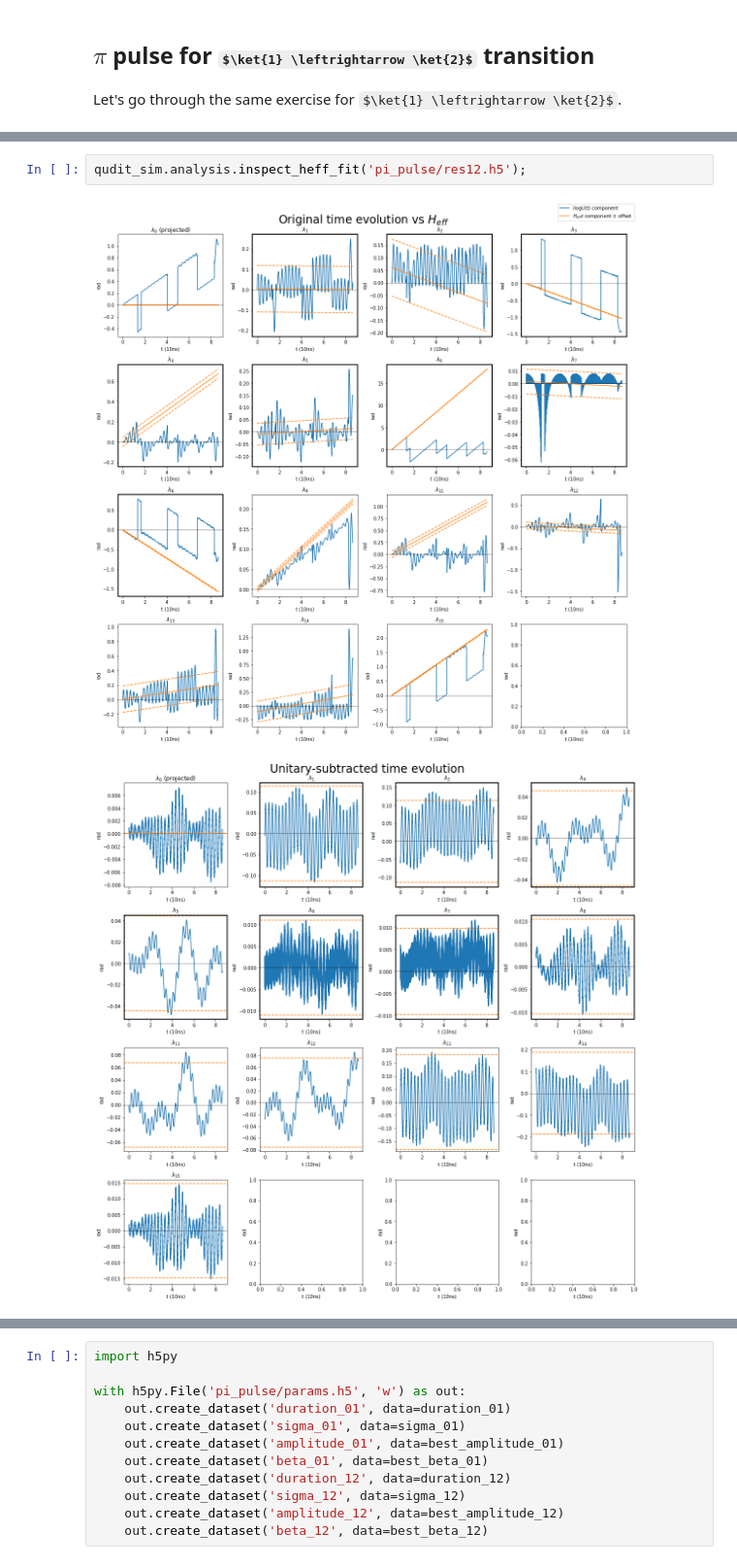
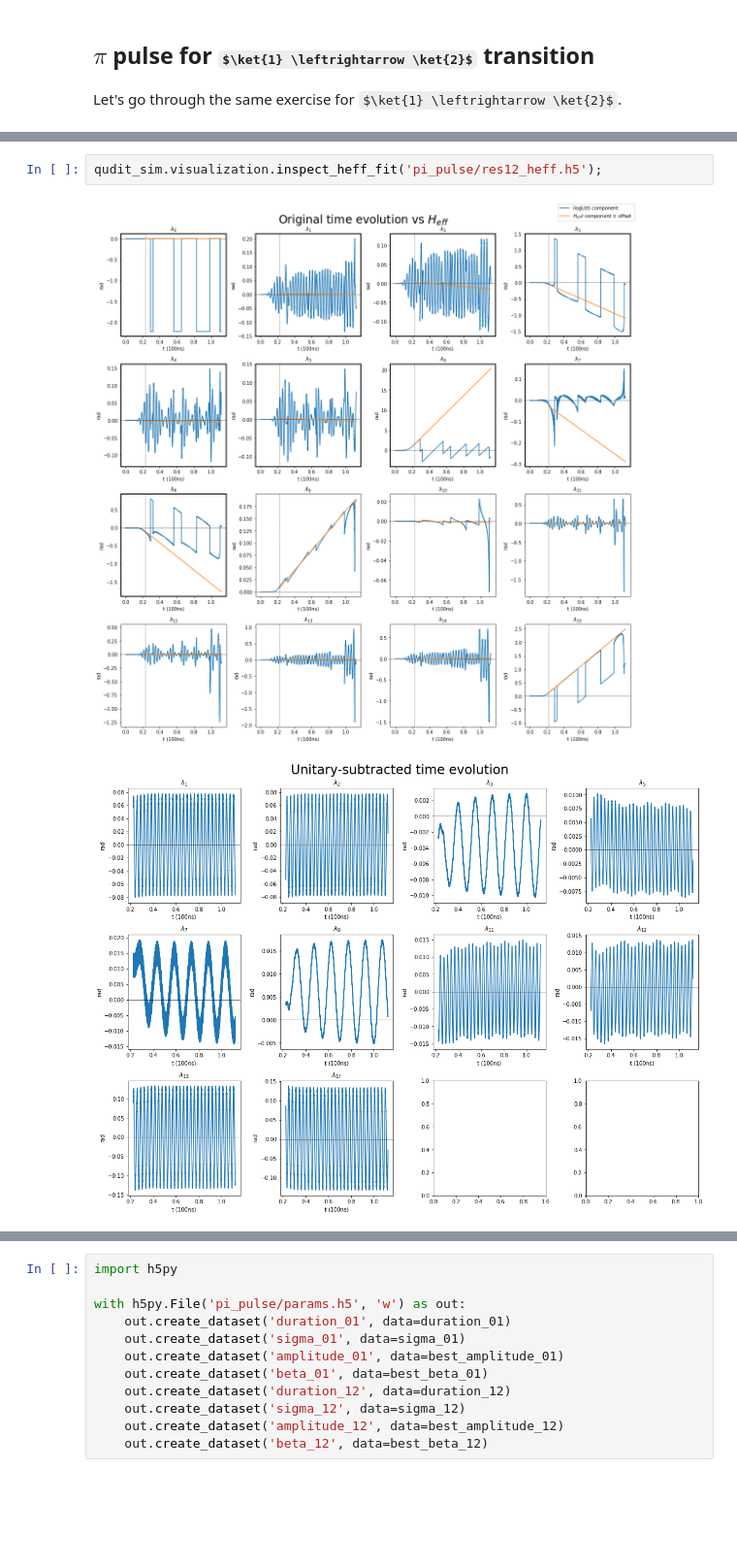
Before and after one commit to UTokyo-ICEPP/qudit-sim, a Jupyter notebook: examples/pi_pulse.ipynb, the cells around one changed output, grey strips where cells are left out. Shown at 97% size. Drawn from its saved outputs; the diff is of its cells as text; some formulas as TeX source; blank space fills up the shorter version.

Commit message:
ran through pi pulse example

```diff
--- a/examples/pi_pulse.ipynb
+++ b/examples/pi_pulse.ipynb
@@ -241,5 +300,5 @@ res12_components = qudit_sim.find_heff(sim_result, comp_dim=3, save_result_to='p
 # %%
-qudit_sim.analysis.inspect_heff_fit('pi_pulse/res12.h5');
+qudit_sim.visualization.inspect_heff_fit('pi_pulse/res12_heff.h5');
 # %% [output]
-[figure, old version]
+[figure, new version]
-[figure, old version]
+[figure, new version]
```
Also changed, not shown: parts of 62 cells of this notebook, 4 other files.
